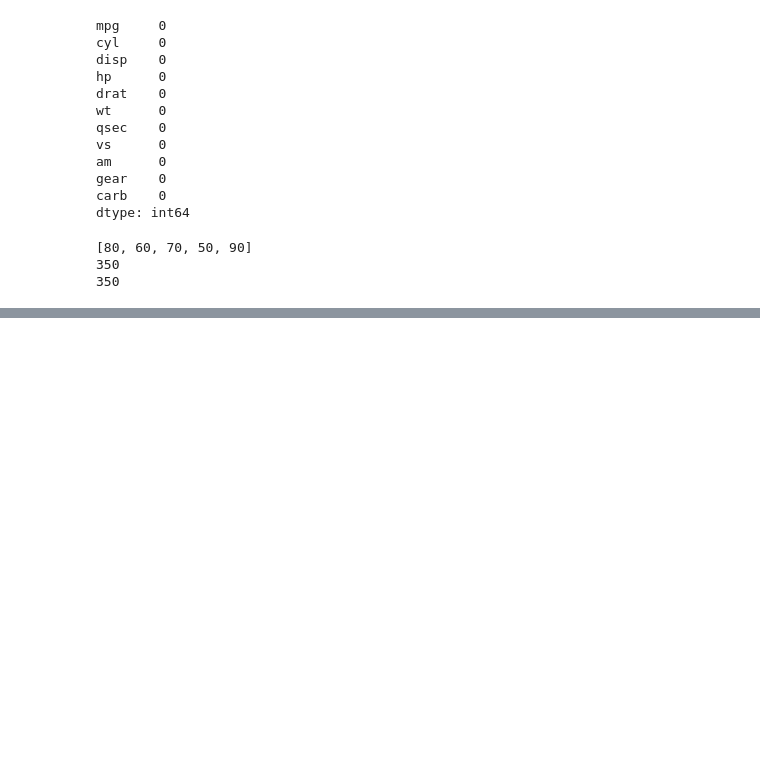
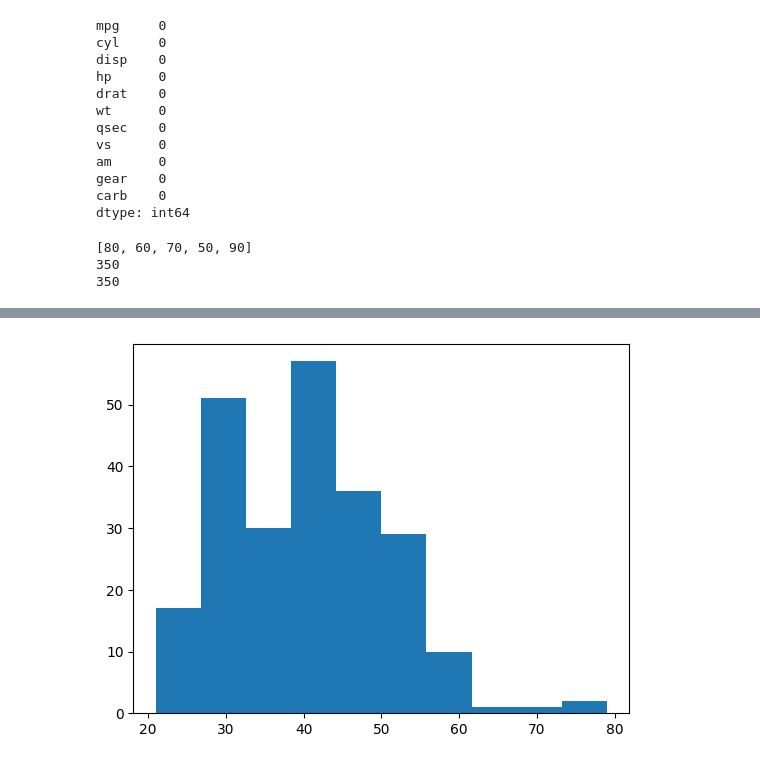
Before and after one commit to sehee12311/data_analy_study, a Jupyter notebook: 데이터분석_a_to_z.ipynb, the cells around one changed output, grey strips where cells are left out. Drawn from its saved outputs; the diff is of its cells as text; code cells hidden in the pictures; blank space fills up the shorter version.

```diff
--- a/데이터분석_a_to_z.ipynb
+++ b/데이터분석_a_to_z.ipynb
@@ -175,0 +350,3 @@ print(sum_score)
+# %%
+df=pydataset.data('mpg')
+df.head(3)
@@ -175,0 +358,3 @@ print(sum_score)
+# %%
+df['total']=df['cty']+df['hwy']
+df.head(3)
@@ -175,0 +386,5 @@ print(sum_score)
+# %%
+plt.hist(data=df,x='total')
+plt.show()
+# %% [output]
+[figure, added]
```
Also changed, not shown: parts of 50 cells of this notebook.
